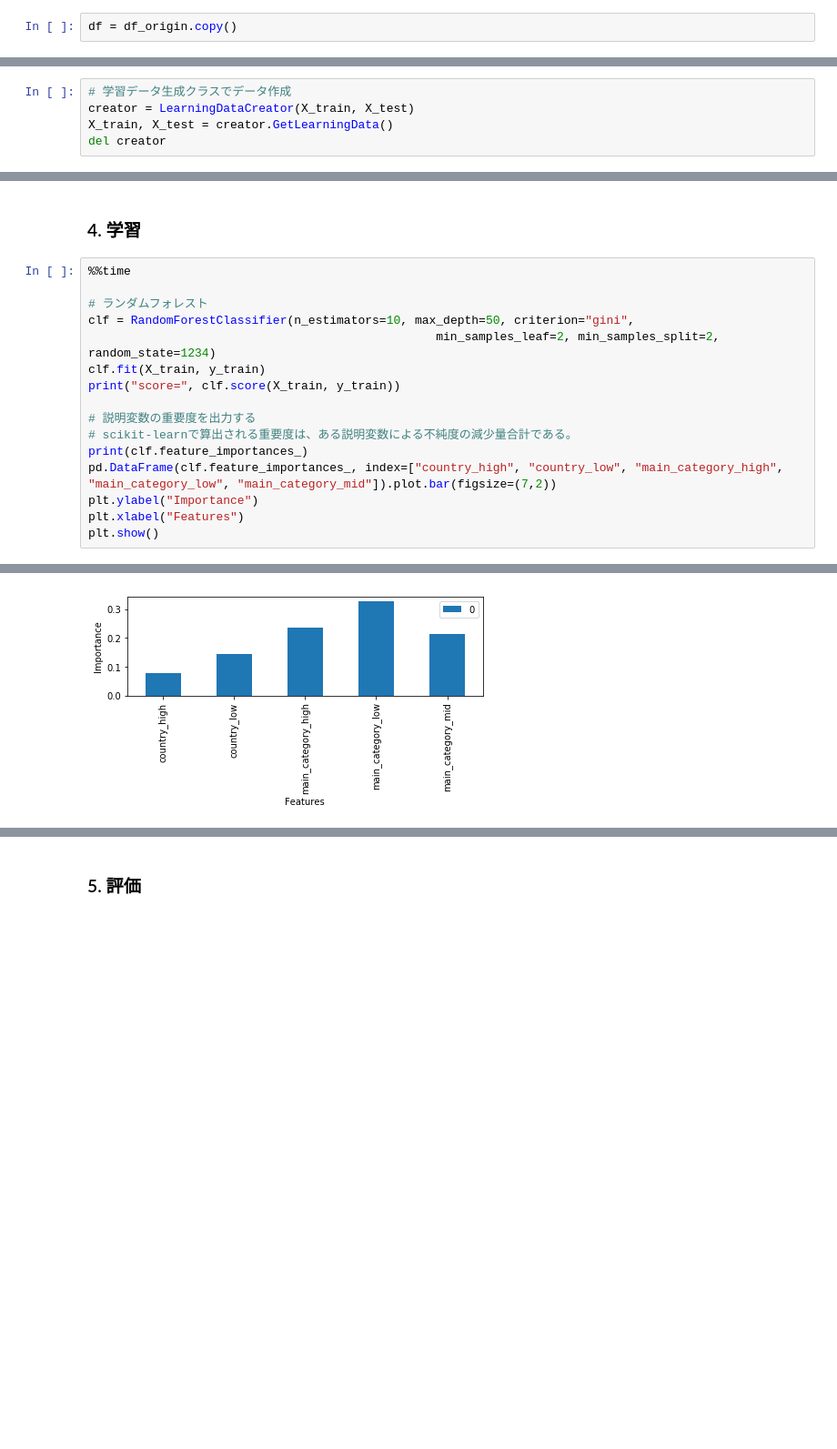
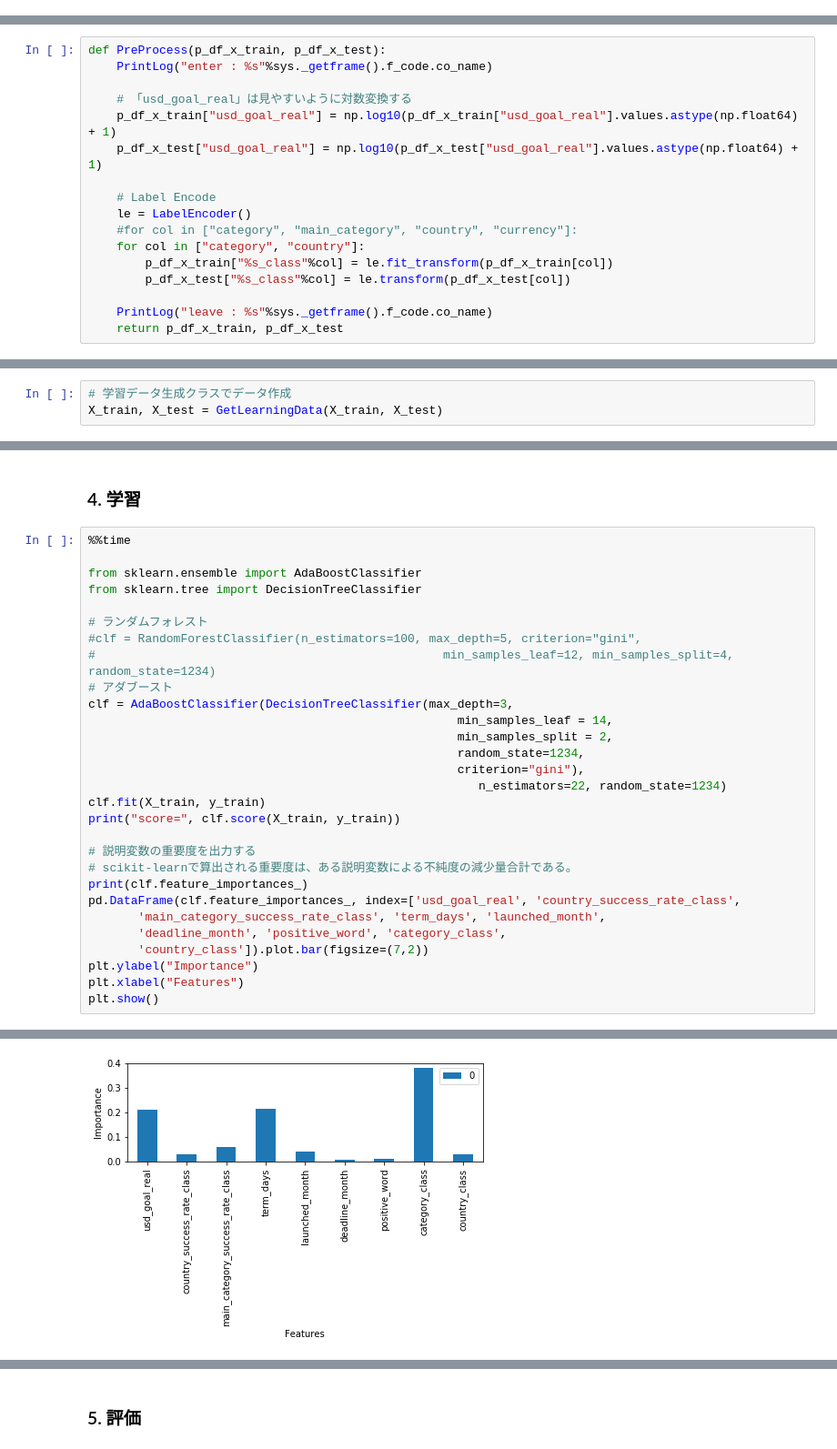
Before and after one commit to a-ozaki-a-ozaki-a-ozaki/KagawaAI_Homework, a Jupyter notebook: Day3_work_尾崎晃広.ipynb, the cells around one changed output, grey strips where cells are left out. Shown at 91% size. Cells and saved outputs as stored; diff of their text form; blank space fills up the shorter version.

```diff
--- a/Day3_work_尾崎晃広.ipynb
+++ b/Day3_work_尾崎晃広.ipynb
@@ -194,5 +17,3 @@ display(df_origin.head())
-# %%
-df = df_origin.copy()
 # %%
 # 訓練データとテストデータを分ける
 df = df[df["state"] != "live"]
@@ -224,0 +113,17 @@ df
+# %%
+def PreProcess(p_df_x_train, p_df_x_test):
+    PrintLog("enter : %s"%sys._getframe().f_code.co_name)
+
+    # 「usd_goal_real」は見やすいように対数変換する
+    p_df_x_train["usd_goal_real"] = np.log10(p_df_x_train["usd_goal_real"].values.astype(np.float64) + 1)
+    p_df_x_test["usd_goal_real"] = np.log10(p_df_x_test["usd_goal_real"].values.astype(np.float64) + 1)
+
+    # Label Encode
+    le = LabelEncoder()
+    #for col in ["category", "main_category", "country", "currency"]:
+    for col in ["category", "country"]:
+        p_df_x_train["%s_class"%col] = le.fit_transform(p_df_x_train[col])
+        p_df_x_test["%s_class"%col] = le.transform(p_df_x_test[col])
+
+    PrintLog("leave : %s"%sys._getframe().f_code.co_name)
+    return p_df_x_train, p_df_x_test
@@ -226,7 +163,5 @@ df
 ### 3. 学習データ作成
 # %%
 # 学習データ生成クラスでデータ作成
-creator = LearningDataCreator(X_train, X_test)
-X_train, X_test = creator.GetLearningData()
-del creator
+X_train, X_test = GetLearningData(X_train, X_test)
 # %% [output]
@@ -303,16 +214,29 @@ leave : __del__
 # %%
 %%time
 
+from sklearn.ensemble import AdaBoostClassifier
+from sklearn.tree import DecisionTreeClassifier
+
 # ランダムフォレスト
-clf = RandomForestClassifier(n_estimators=10, max_depth=50, criterion="gini",
-                                                 min_samples_leaf=2, min_samples_split=2, random_state=1234)
+#clf = RandomForestClassifier(n_estimators=100, max_depth=5, criterion="gini",
+#                                                 min_samples_leaf=12, min_samples_split=4, random_state=1234)
+# アダブースト
+clf = AdaBoostClassifier(DecisionTreeClassifier(max_depth=3,
+                                                    min_samples_leaf = 14,
+                                                    min_samples_split = 2,
+                                                    random_state=1234,
+                                                    criterion="gini"),
+                                                       n_estimators=22, random_state=1234)
 clf.fit(X_train, y_train)
 print("score=", clf.score(X_train, y_train))
 
 # 説明変数の重要度を出力する
 # scikit-learnで算出される重要度は、ある説明変数による不純度の減少量合計である。
 print(clf.feature_importances_)
-pd.DataFrame(clf.feature_importances_, index=["country_high", "country_low", "main_category_high", "main_category_low", "main_category_mid"]).plot.bar(figsize=(7,2))
+pd.DataFrame(clf.feature_importances_, index=['usd_goal_real', 'country_success_rate_class',
+       'main_category_success_rate_class', 'term_days', 'launched_month',
+       'deadline_month', 'positive_word', 'category_class',
+       'country_class']).plot.bar(figsize=(7,2))
 plt.ylabel("Importance")
 plt.xlabel("Features")
 plt.show()
@@ -322 +247 @@ score= 0.654463581973401
-[figure, old version]
+[figure, new version]
```
Also changed, not shown: parts of 23 cells of this notebook.
